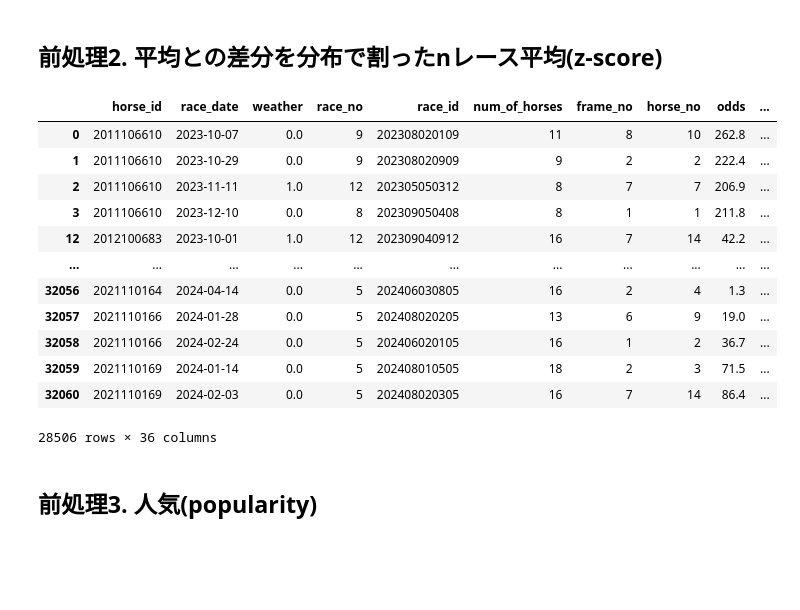
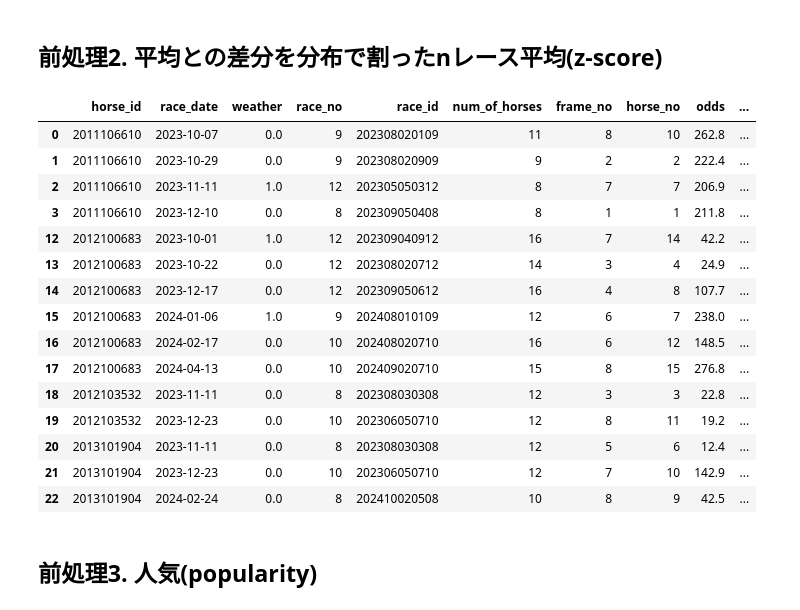
Before and after one commit to Nagishi777/mykeibaAI, a Jupyter notebook: code/create_table.ipynb, the cells around one changed output. Drawn from its saved outputs; the diff is of its cells as text; code cells hidden in the pictures; blank space fills up the shorter version.

```diff
--- a/code/create_table.ipynb
+++ b/code/create_table.ipynb
@@ -35,7 +36,7 @@ Number of items: 16
 | 28505 | 20240428 | 202408030411 | 0 | 取消 | 2016104851 | 58.0 | 01180 | NaN | NaN | NaN | ... |
 28506 rows × 16 columns
 # %%
-with open("C:\\Users\\yasak\\デスクトップ\\Keiba_App\\mykeibaAI_ver1p0\\data\\horse_result_table_2404.pkl", "rb") as f:
+with open("C:\\Users\\yasak\\Desktop\\mykeibaAI\\data\\horse_result_table_2404.pkl", "rb") as f:
     # C:\\Users\\yasak\\デスクトップ\\Keiba_App\\mykeibaAI_ver1p0\\data\\horse_result_table_2404.pkl # NotePC
     # C:\\Users\\yasak\\Desktop\\mykeibaAI\\data\\horse_result_table_2404.pkl # Desktop
     df_horse = pickle.load(f)
@@ -103,6 +104,10 @@ df_clean = df_check[df_check["actual_horses"] == df_check["num_of_horses"]].copy
 df_clean.loc[:, 'race_course_code'] = df_clean['race_id'].str[4:6]
 jra_codes = ["01", "02", "03", "04", "05", "06", "07", "08", "09", "10"]  # JRAの中央競馬場コード
 df_clean = df_clean[df_clean['race_course_code'].isin(jra_codes)]
+
+# num_of_horsesとrace_course_codeを数値型に変換
+df_clean["num_of_horses"] = pd.to_numeric(df_clean["num_of_horses"], errors="coerce")
+df_clean["race_course_code"] = pd.to_numeric(df_clean["race_course_code"], errors="coerce")
 df_clean
 # %% [output]
 |  | horse_id | race_date | weather | race_no | race_id | num_of_horses | frame_no | horse_no | odds | ... |
@@ -149,21 +154,21 @@ df_clean['log_odds'] = np.log(df_clean['odds'])
 # 「今見ている行より下側」の log_odds を参照するために shift(-1)
 df_clean["log_odds_shift"] = df_clean.groupby("horse_id")["log_odds"].shift(+1)
 # レース時点での過去3, 5, 10レースの平均を計算
-df_clean["log_odds_avg_3"] = (
+df_clean["log_odds_avg3"] = (
     df_clean.groupby("horse_id")["log_odds_shift"]
       .rolling(3)
       .mean()
       .reset_index(level=0, drop=True)
 )
 
-df_clean["log_odds_avg_5"] = (
+df_clean["log_odds_avg5"] = (
     df_clean.groupby("horse_id")["log_odds_shift"]
       .rolling(5)
       .mean()
       .reset_index(level=0, drop=True)
 )
 
-df_clean["log_odds_avg_10"] = (
+df_clean["log_odds_avg10"] = (
     df_clean.groupby("horse_id")["log_odds_shift"]
       .rolling(10)
       .mean()
@@ -174,27 +179,56 @@ df_clean = df_clean.drop(columns=["log_odds_shift"])
 # %% [markdown]
 ## 前処理2. 平均との差分を分布で割ったnレース平均(z-score)
 # %%
-df_clean['odds_zscore_in_race'] = (
-    df_clean.groupby('race_id')['odds']
+df_clean['log_odds_zscore'] = (
+    df_clean.groupby('race_id')['log_odds']
       .transform(lambda x: (x - x.mean()) / (x.std(ddof=0) + 1e-9))
 )
+
+# 「今見ている行より下側」の log_odds を参照するために shift(-1)
+df_clean["log_odds_zscore_shift"] = df_clean.groupby("horse_id")["log_odds_zscore"].shift(+1)
+# レース時点での過去3, 5, 10レースの平均を計算
+df_clean["log_odds_zscore_avg3"] = (
+    df_clean.groupby("horse_id")["log_odds_zscore_shift"]
+      .rolling(3)
+      .mean()
+      .reset_index(level=0, drop=True)
+)
+
+df_clean["log_odds_zscore_avg5"] = (
+    df_clean.groupby("horse_id")["log_odds_zscore_shift"]
+      .rolling(5)
+      .mean()
+      .reset_index(level=0, drop=True)
+)
+
+df_clean["log_odds_zscore_avg10"] = (
+    df_clean.groupby("horse_id")["log_odds_zscore_shift"]
+      .rolling(10)
+      .mean()
+      .reset_index(level=0, drop=True)
+)
+# 不要な列を削除
+df_clean = df_clean.drop(columns=["log_odds_zscore_shift"])
 # %%
 # 追加した特徴量の確認
-df_clean
+df_clean.head(15)
 # %% [output]
 |  | horse_id | race_date | weather | race_no | race_id | num_of_horses | frame_no | horse_no | odds | ... |
 | 0 | 2011106610 | 2023-10-07 | 0.0 | 9 | 202308020109 | 11 | 8 | 10 | 262.8 | ... |
 | 1 | 2011106610 | 2023-10-29 | 0.0 | 9 | 202308020909 | 9 | 2 | 2 | 222.4 | ... |
 | 2 | 2011106610 | 2023-11-11 | 1.0 | 12 | 202305050312 | 8 | 7 | 7 | 206.9 | ... |
 | 3 | 2011106610 | 2023-12-10 | 0.0 | 8 | 202309050408 | 8 | 1 | 1 | 211.8 | ... |
 | 12 | 2012100683 | 2023-10-01 | 1.0 | 12 | 202309040912 | 16 | 7 | 14 | 42.2 | ... |
-| ... | ... | ... | ... | ... | ... | ... | ... | ... | ... | ... |
-| 32056 | 2021110164 | 2024-04-14 | 0.0 | 5 | 202406030805 | 16 | 2 | 4 | 1.3 | ... |
-| 32057 | 2021110166 | 2024-01-28 | 0.0 | 5 | 202408020205 | 13 | 6 | 9 | 19.0 | ... |
-| 32058 | 2021110166 | 2024-02-24 | 0.0 | 5 | 202406020105 | 16 | 1 | 2 | 36.7 | ... |
-| 32059 | 2021110169 | 2024-01-14 | 0.0 | 5 | 202408010505 | 18 | 2 | 3 | 71.5 | ... |
-| 32060 | 2021110169 | 2024-02-03 | 0.0 | 5 | 202408020305 | 16 | 7 | 14 | 86.4 | ... |
+| 13 | 2012100683 | 2023-10-22 | 0.0 | 12 | 202308020712 | 14 | 3 | 4 | 24.9 | ... |
+| 14 | 2012100683 | 2023-12-17 | 0.0 | 12 | 202309050612 | 16 | 4 | 8 | 107.7 | ... |
+| 15 | 2012100683 | 2024-01-06 | 1.0 | 9 | 202408010109 | 12 | 6 | 7 | 238.0 | ... |
+| 16 | 2012100683 | 2024-02-17 | 0.0 | 10 | 202408020710 | 16 | 6 | 12 | 148.5 | ... |
+| 17 | 2012100683 | 2024-04-13 | 0.0 | 10 | 202409020710 | 15 | 8 | 15 | 276.8 | ... |
+| 18 | 2012103532 | 2023-11-11 | 0.0 | 8 | 202308030308 | 12 | 3 | 3 | 22.8 | ... |
+| 19 | 2012103532 | 2023-12-23 | 0.0 | 10 | 202306050710 | 12 | 8 | 11 | 19.2 | ... |
+| 20 | 2013101904 | 2023-11-11 | 0.0 | 8 | 202308030308 | 12 | 5 | 6 | 12.4 | ... |
+| 21 | 2013101904 | 2023-12-23 | 0.0 | 10 | 202306050710 | 12 | 7 | 10 | 142.9 | ... |
+| 22 | 2013101904 | 2024-02-24 | 0.0 | 8 | 202410020508 | 10 | 8 | 9 | 42.5 | ... |
-28506 rows × 36 columns
 # %% [markdown]
 ## 前処理3. 人気(popularity)
 # %%
```
Also changed, not shown: parts of 42 cells of this notebook, 10 other files.
